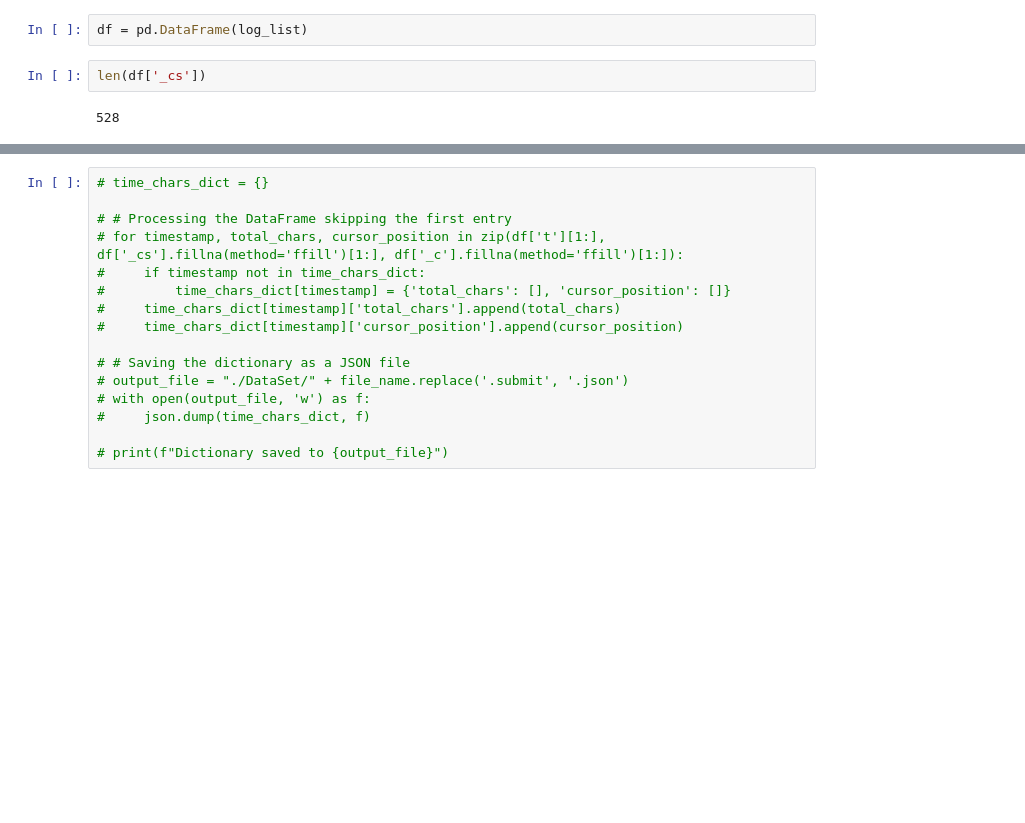
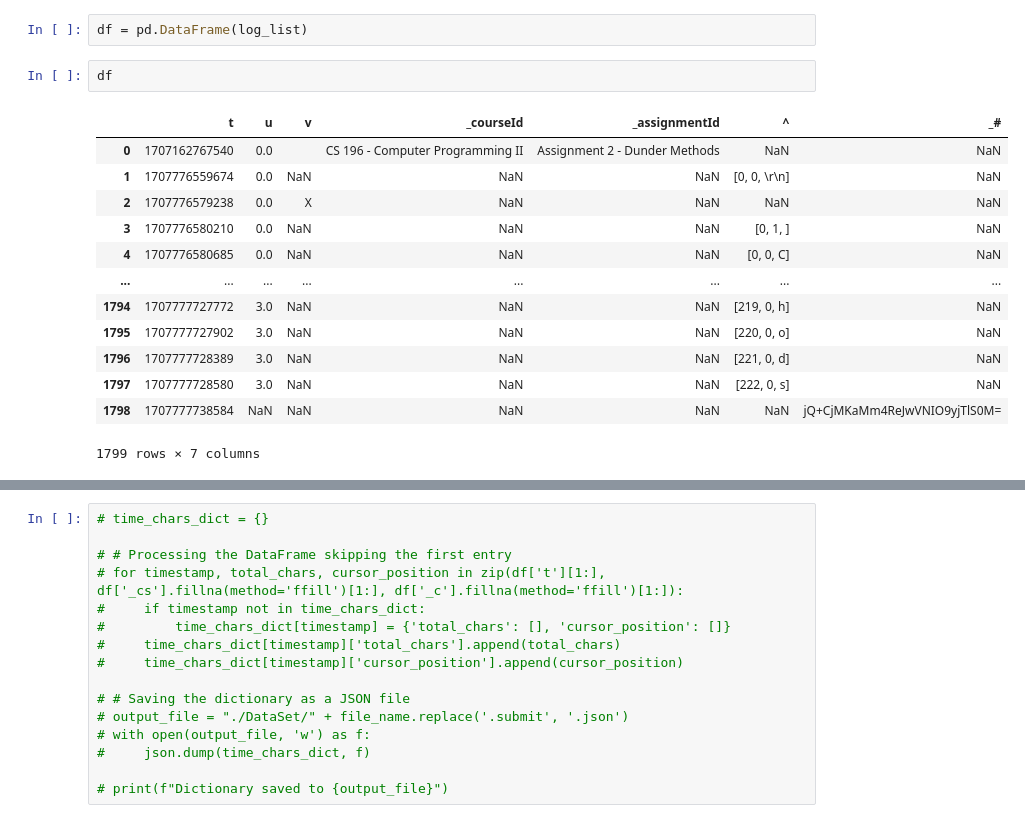
Before and after one commit to Khagendra01/CS-498, a Jupyter notebook: DataProvider/Data_provider.ipynb, the cells around one changed output, grey strips where cells are left out. Drawn from its saved outputs; the diff is of its cells as text; blank space fills up the shorter version.

```diff
--- a/DataProvider/Data_provider.ipynb
+++ b/DataProvider/Data_provider.ipynb
@@ -24,7 +24,19 @@ for log in logs:
     log_list.append(data)
 # %%
 df = pd.DataFrame(log_list)
-# %%
-len(df['_cs'])
-# %% [output]
-528
+# %%
+df
+# %% [output]
+|  | t | u | v | _courseId | _assignmentId | ^ | _# |
+| 0 | 1707162767540 | 0.0 |  | CS 196 - Computer Programming II | Assignment 2 - Dunder Methods | NaN | NaN |
+| 1 | 1707776559674 | 0.0 | NaN | NaN | NaN | [0, 0, \r\n] | NaN |
+| 2 | 1707776579238 | 0.0 | X | NaN | NaN | NaN | NaN |
+| 3 | 1707776580210 | 0.0 | NaN | NaN | NaN | [0, 1, ] | NaN |
+| 4 | 1707776580685 | 0.0 | NaN | NaN | NaN | [0, 0, C] | NaN |
+| ... | ... | ... | ... | ... | ... | ... | ... |
+| 1794 | 1707777727772 | 3.0 | NaN | NaN | NaN | [219, 0, h] | NaN |
+| 1795 | 1707777727902 | 3.0 | NaN | NaN | NaN | [220, 0, o] | NaN |
+| 1796 | 1707777728389 | 3.0 | NaN | NaN | NaN | [221, 0, d] | NaN |
+| 1797 | 1707777728580 | 3.0 | NaN | NaN | NaN | [222, 0, s] | NaN |
+| 1798 | 1707777738584 | NaN | NaN | NaN | NaN | NaN | jQ+CjMKaMm4ReJwVNIO9yjTlS0M= |
+1799 rows × 7 columns
```
Also changed, not shown: parts of 4 cells of this notebook, 5 other files.
